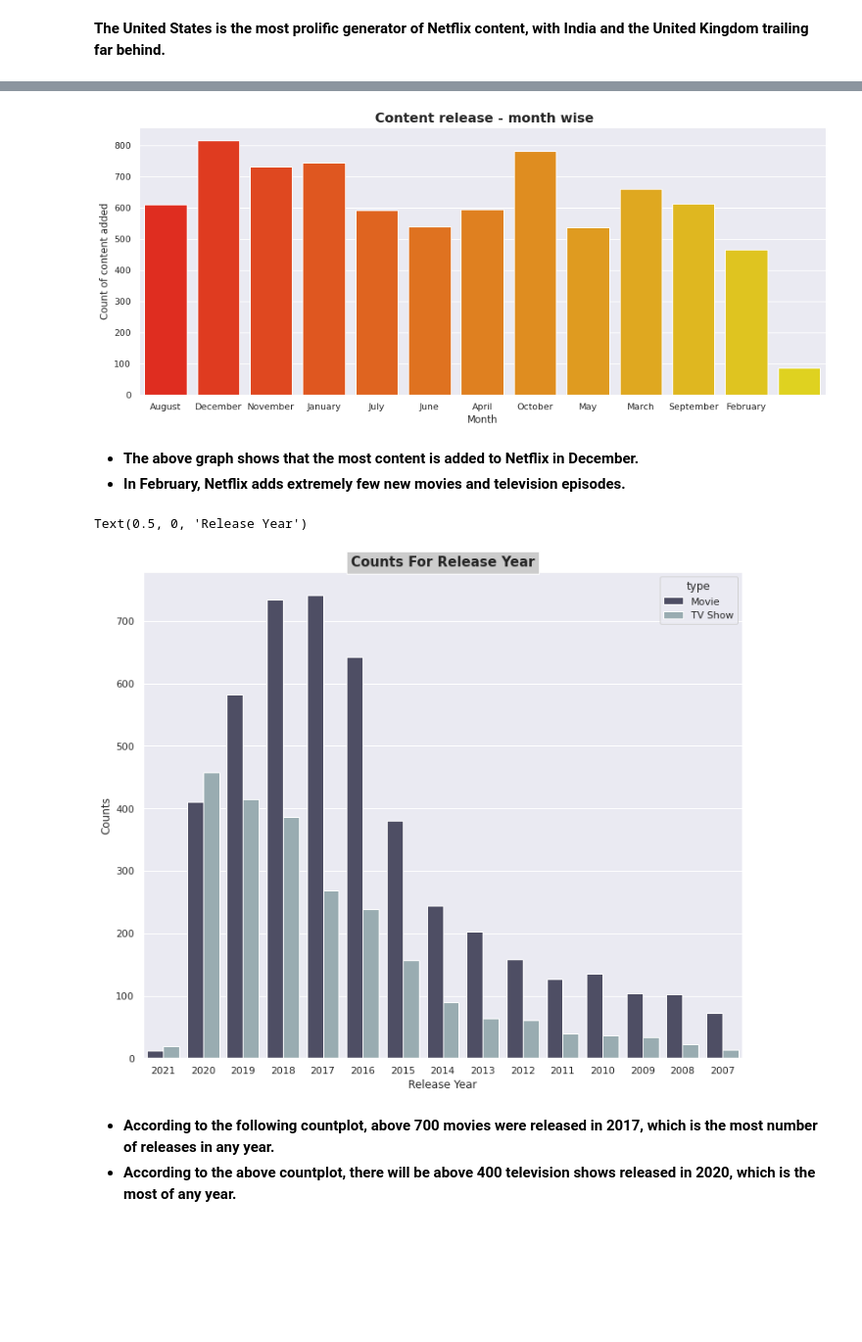
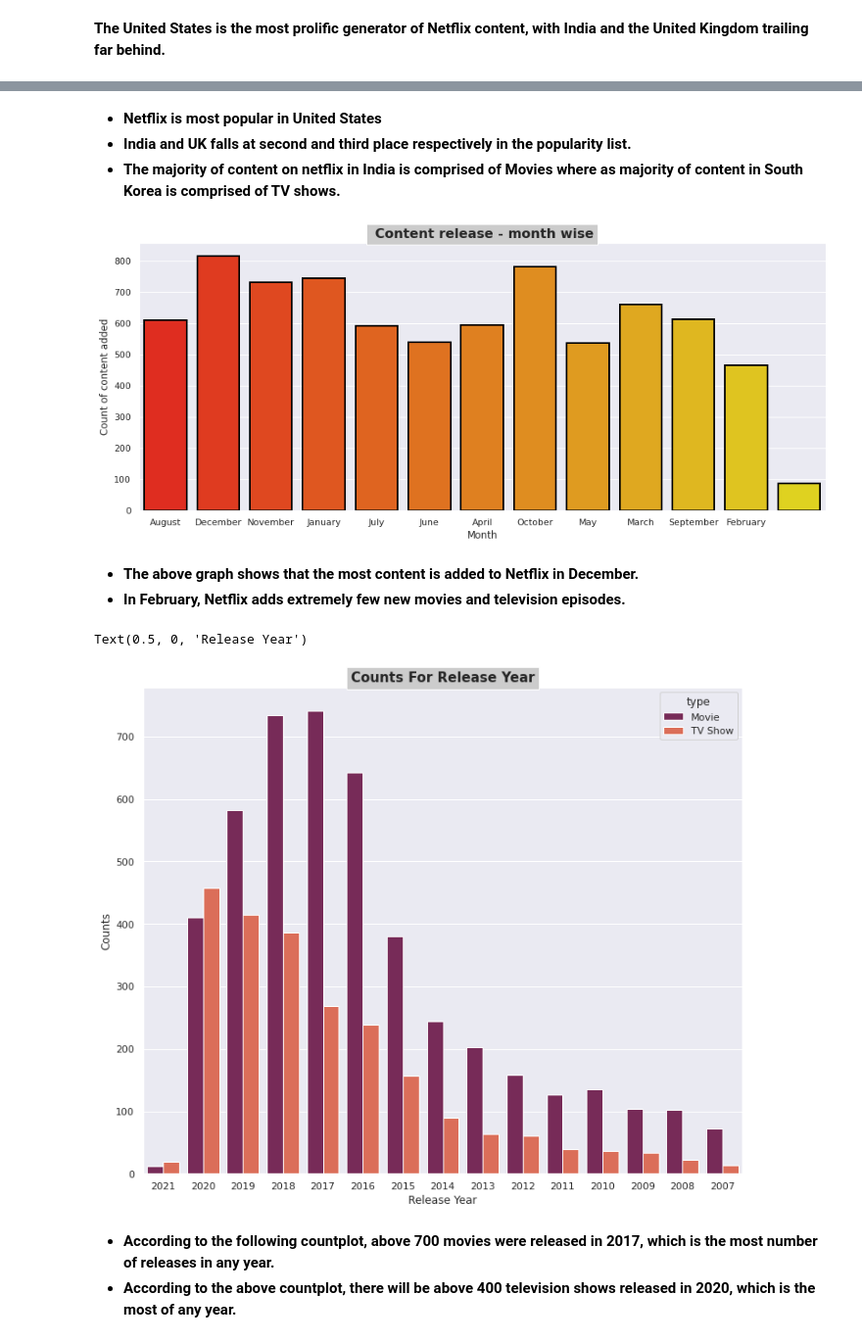
Before and after one commit to praveenbejo95/Netflix-Movies-and-TV-shows-Clustering, a Jupyter notebook: NETFLIX_MOVIES_AND_TV_SHOWS_CLUSTERING.ipynb, the cells around one changed output, grey strips where cells are left out. Shown at 98% size. Drawn from its saved outputs; the diff is of its cells as text; code cells hidden in the pictures; blank space fills up the shorter version.

```diff
--- a/NETFLIX_MOVIES_AND_TV_SHOWS_CLUSTERING.ipynb
+++ b/NETFLIX_MOVIES_AND_TV_SHOWS_CLUSTERING.ipynb
@@ -530,2 +529,12 @@ Text(0, 0.5, 'Country Name')
 # %% [markdown]
 **The United States is the most prolific generator of Netflix content, with India and the United Kingdom trailing far behind.**
+# %%
+#Number of TV Shows and Movies content in top 10 countries with maximum content
+sns.set()
+plt.figure(figsize=(16,7))
+ax=sns.countplot(x="prime_country",data= netflix_df,lw=2, ec='black',hue= "type",palette='Set3',order = netflix_df['prime_country'].value_counts().index[0:15])
+plt.xticks(rotation=90)
+plt.xlabel('Country')
+plt.title("Number of TV Shows and Movies in top 10 countries",fontweight="bold",
+           bbox={'facecolor':'0.8', 'pad':5},)
+plt.show()
@@ -532,32 +543,37 @@ Text(0, 0.5, 'Country Name')
+# %% [markdown]
+* **Netflix is most popular in United States**
+* **India and UK falls at second and third place respectively in the popularity list.**
+* **The majority of content on netflix in India is comprised of Movies where as majority of content in South Korea is comprised of TV shows.**
 # %%
 #plot for month wise content release
 sns.set(rc={'figure.figsize':(15,6)})
-sns.countplot(x='month_added',data=netflix_df,palette='autumn')
+sns.countplot(x='month_added',data=netflix_df,palette='autumn',lw=2, ec='black')
 
-plt.title(' Content release - month wise',size='16',fontweight="bold")
+plt.title(' Content release - month wise',size='16',fontweight="bold",
+          bbox={'facecolor':'0.8', 'pad':5},)
 plt.xlabel('Month')
 plt.ylabel('Count of content added')
 plt.show()
 # %% [output]
-[figure, old version]
+[figure, new version]
 # %% [markdown]
 * **The above graph shows that the most content is added to Netflix in December.**
 * **In February, Netflix adds extremely few new movies and television episodes.**
 # %%
 # Plotting the Countplot for release year analysis
 plt.figure(figsize=(12,10))
-ax=sns.countplot('release_year',data=netflix_df,hue='type',palette='bone',
+ax=sns.countplot('release_year',data=netflix_df,hue='type',palette='rocket',
               order=[2021,2020,2019,2018,2017,2016,2015,2014,2013,2012,2011,2010
                      ,2009,2008,2007])
 # We take only those year under consideration, onwards which netflix starts streaming services.
 
 plt.title("Counts For Release Year",fontsize=15,fontweight='bold',
-          bbox={'facecolor':'0.8', 'pad':5})
+          bbox={'facecolor':'0.8', 'pad':5},)
 plt.ylabel('Counts')
 plt.xlabel('Release Year')
 # %% [output]
 Text(0.5, 0, 'Release Year')
-[figure, old version]
+[figure, new version]
 # %% [markdown]
 * **According to the following countplot, above 700 movies were released in 2017, which is the most number of releases in any year.**
 * **According to the above countplot, there will be above 400 television shows released in 2020, which is the most of any year.**
```
Also changed, not shown: parts of 20 cells of this notebook.
